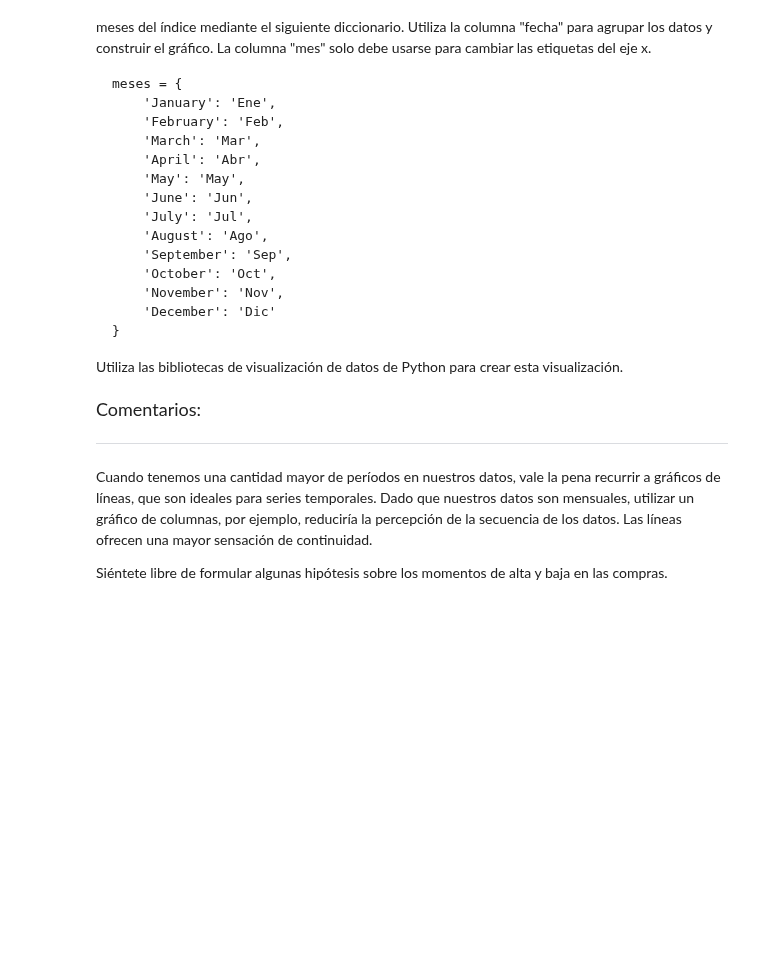
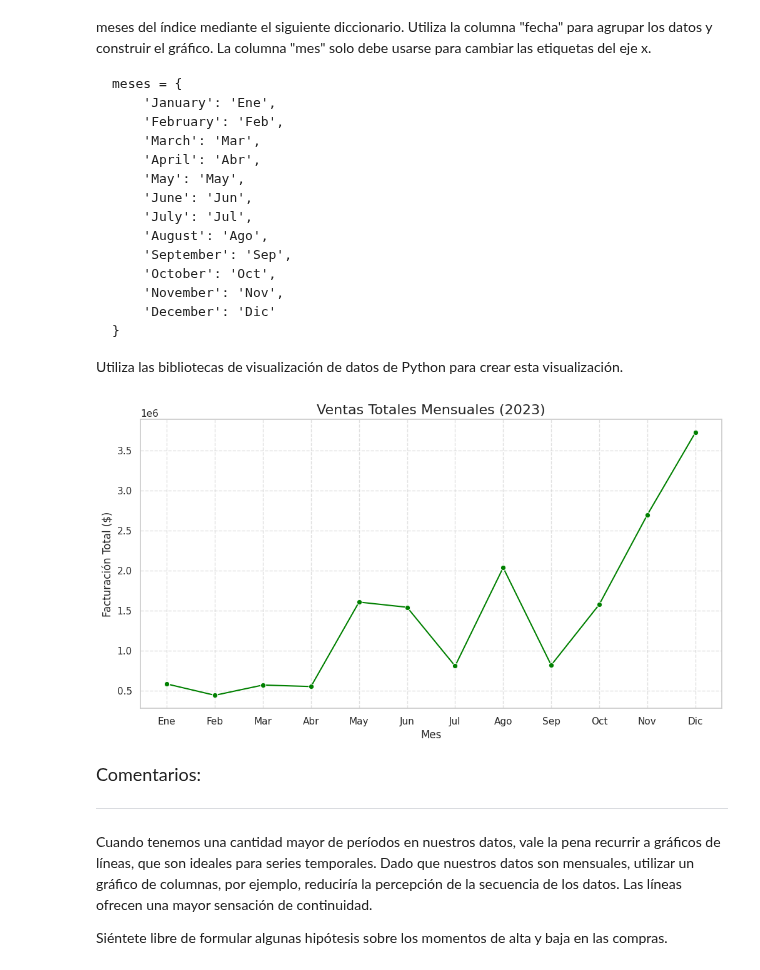
Before and after one commit to LordAguaKate/Practica_DATA_SCIENCE, a Jupyter notebook: IA_aplicada_a_ciencia_de_datos.ipynb, the cells around one changed output. Cells and saved outputs as stored; diff of their text form; code cells hidden in the pictures; blank space fills up the shorter version.

```diff
--- a/IA_aplicada_a_ciencia_de_datos.ipynb
+++ b/IA_aplicada_a_ciencia_de_datos.ipynb
@@ -511,3 +611,23 @@ Utiliza las bibliotecas de visualización de datos de Python para crear esta vis
+# %%
+# 6. Crear el gráfico de líneas
+plt.figure(figsize=(12, 6))
+
+sns.lineplot(
+    data=ventas_mensuales,
+    x='mes',           # Usamos las etiquetas en español para el eje X
+    y='facturacion',   # La suma de la facturación en el eje Y
+    marker='o',        # Añadimos puntos para resaltar cada mes
+    color='green'      # Color de la línea
+)
+
+plt.title('Ventas Totales Mensuales (2023)', fontsize=16)
+plt.xlabel('Mes', fontsize=12)
+plt.ylabel('Facturación Total ($)', fontsize=12)
+plt.grid(True, linestyle='--', alpha=0.6) # Cuadrícula suave para facilitar la lectura
+
+plt.show()
+# %% [output]
+[figure, added]
 # %% [markdown]
 <font color="7b71ff" size=4> Comentarios: </font>
 
```
Also changed, not shown: parts of 7 cells of this notebook.
